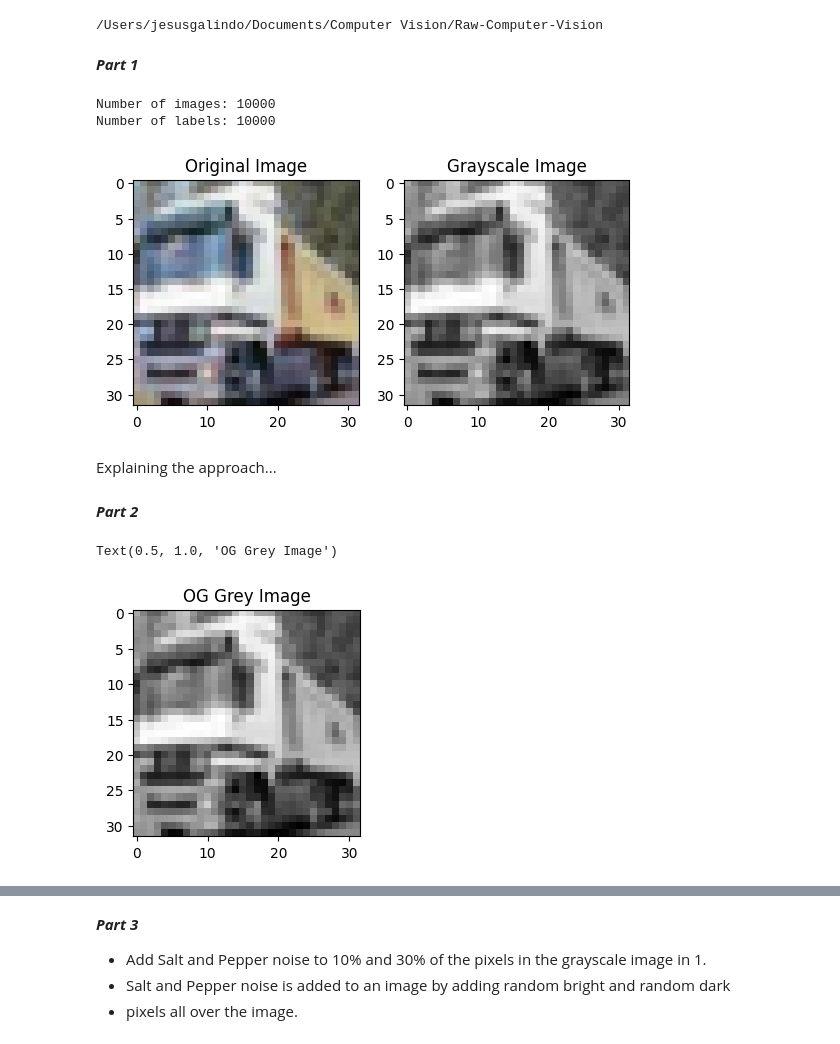
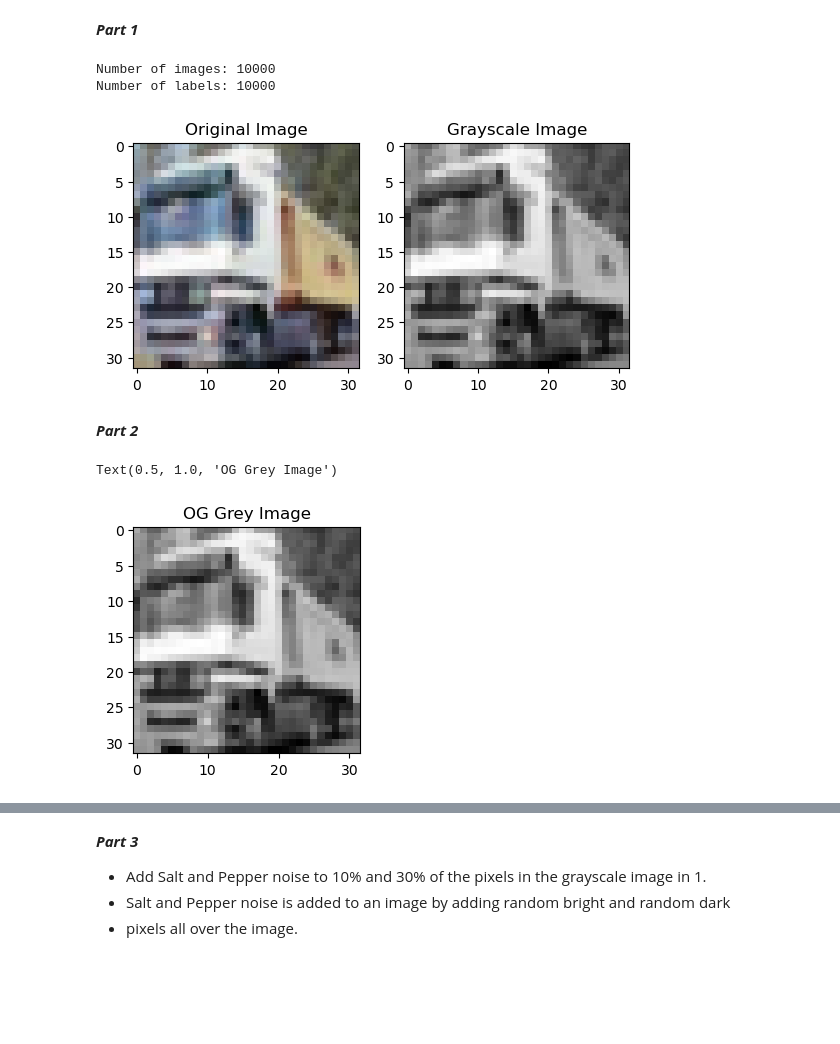
Before and after one commit to ramosv/Raw-Computer-Vision, a Jupyter notebook: cifar.ipynb, the cells around one changed output, grey strips where cells are left out. Saved outputs shown, nothing was run; the diff lists cells and outputs as text; code cells hidden in the pictures; blank space fills up the shorter version.

```diff
--- a/cifar.ipynb
+++ b/cifar.ipynb
@@ -20,52 +20,46 @@ def rgb_to_grayscale(rgb_image):
             gray_image[i, j] = gray_value
 
     return gray_image
-# %%
-print(os.getcwd())
-# %% [output]
-/Users/jesusgalindo/Documents/Computer Vision/Raw-Computer-Vision
 # %% [markdown]
 ***Part 1***
 # %%
-#path = "C:/Users/ramosv/Desktop/Vision/Raw-Computer-Vision/"
-#cifar_data = unpickle(f'{path}cifar-10-batches-py/data_batch_1')
-cifar_data = unpickle(f'cifar-10-batches-py/data_batch_1')
+path = "C:/Users/ramosv/Desktop/Vision/Raw-Computer-Vision/"
+cifar_data = unpickle(f'{path}cifar-10-batches-py/data_batch_1')
+#cifar_data = unpickle(f'cifar-10-batches-py/data_batch_1')
 
 image_data = cifar_data[b'data']
 labels = cifar_data[b'labels']
 
 print("Number of images:", len(image_data))
 print("Number of labels:", len(labels))
 
 image_index = 1
 first_image = image_data[image_index].reshape(3, 32, 32)
 
 r = first_image[0, :, :]
 g = first_image[1, :, :]
 b = first_image[2, :, :]
 
 rgb_image = np.stack([r, g, b], axis=2)
 
 def rgb_to_grayscale(rgb_image):
     return np.dot(rgb_image[...,:3], [0.2989, 0.5870, 0.1140])
 
 gray_image = rgb_to_grayscale(rgb_image)
 
 plt.subplot(1, 2, 1)
 plt.imshow(rgb_image)
 plt.title('Original Image')
 
 plt.subplot(1, 2, 2)
 plt.imshow(gray_image, cmap='gray')
 plt.title('Grayscale Image')
 
 plt.show()
 # %% [output]
 Number of images: 10000
 Number of labels: 10000
-[figure, old version]
+[figure, new version]
-# %% [markdown]
-Explaining the approach...
 # %% [markdown]
 ***Part 2***
 # %%
@@ -84,7 +78,7 @@ plt.imshow(gray_image, cmap='gray')
 plt.title('OG Grey Image')
 # %% [output]
 Text(0.5, 1.0, 'OG Grey Image')
-[figure, old version]
+[figure, new version]
 # %%
 for i, std_dev in enumerate(std_dev):
     noisy = guassian_noise(gray_image, stddev=std_dev)
```
Also changed, not shown: parts of 10 cells of this notebook, 1 other file.
